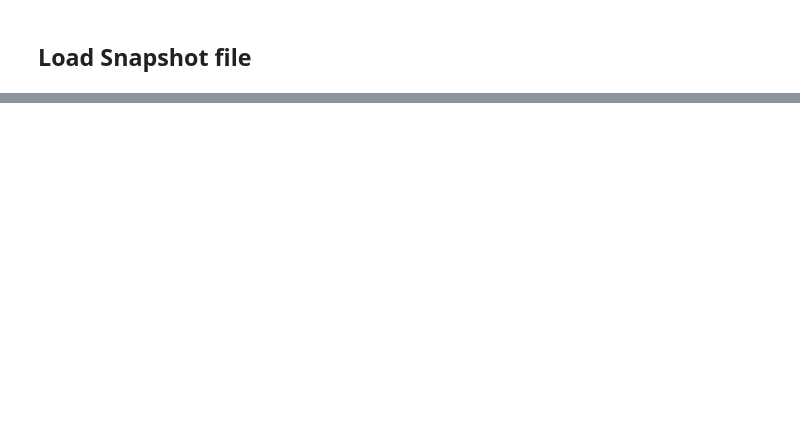
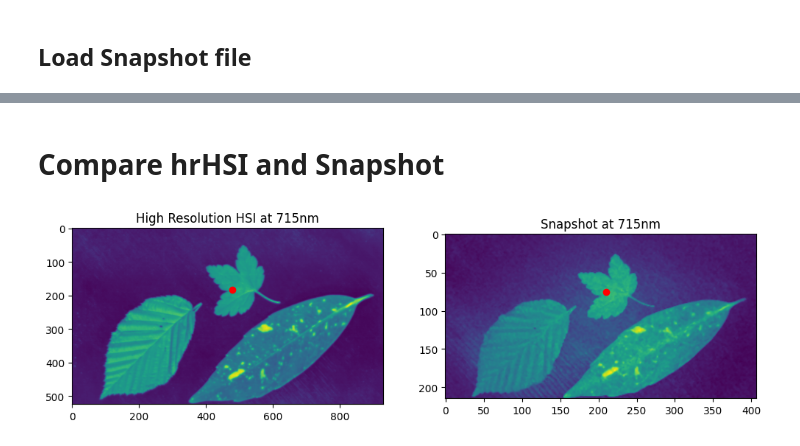
Before and after one commit to amar-music/hyperspectral-snapshot-upscaling, a Jupyter notebook: explore.ipynb, the cells around one changed output, grey strips where cells are left out. Saved outputs shown, nothing was run; the diff lists cells and outputs as text; code cells hidden in the pictures; blank space fills up the shorter version.

Commit message:
Compare

```diff
--- a/explore.ipynb
+++ b/explore.ipynb
@@ -148,0 +143,32 @@ raw_data = raw_data.reshape((height, width, bands))
+# %% [markdown]
+# Compare hrHSI and Snapshot
+# %%
+selected_pixel = (75, 210)
+selected_spectrum = 715
+
+# Pick closest value to selected spectrum in list of wavelengths
+hr_selected_spectrum_index = hr_wavelengths.index(min(hr_wavelengths, key=lambda x:abs(x-selected_spectrum)))
+ss_selected_spectrum_index = ss_wavelengths.index(min(ss_wavelengths, key=lambda x:abs(x-selected_spectrum)))
+
+# Crop hrHSI to match snapshot
+y_off = (285, 810)
+x_off = (95, 1024)
+hr_img_cropped = hr_img[y_off[0]:y_off[1], x_off[0]:x_off[1], :]
+
+# Transform selected pixel to scale
+scaling = (hr_img_cropped.shape[0] / ss_img_np.shape[0], hr_img_cropped.shape[1] / ss_img_np.shape[1])
+selected_pixel_scaled = (selected_pixel[0]*scaling[0], selected_pixel[1]*scaling[1])
+
+# Print hrHSI and snapshot image next to each other
+plt.figure(figsize=(12, 8))
+plt.subplot(1, 2, 1)
+plt.imshow(hr_img_cropped[:, :, hr_selected_spectrum_index])
+plt.plot(selected_pixel_scaled[1], selected_pixel_scaled[0], 'ro')
+plt.title('High Resolution HSI' + ' at ' + str(hr_wavelengths[hr_selected_spectrum_index]) + 'nm')
+plt.subplot(1, 2, 2)
+plt.imshow(ss_img_np[:, :, ss_selected_spectrum_index])
+plt.plot(selected_pixel[1], selected_pixel[0], 'ro')
+plt.title('Snapshot' + ' at ' + str(ss_wavelengths[ss_selected_spectrum_index]) + 'nm')
+plt.show()
+# %% [output]
+[figure, added]
```
Also changed, not shown: parts of 12 cells of this notebook.
